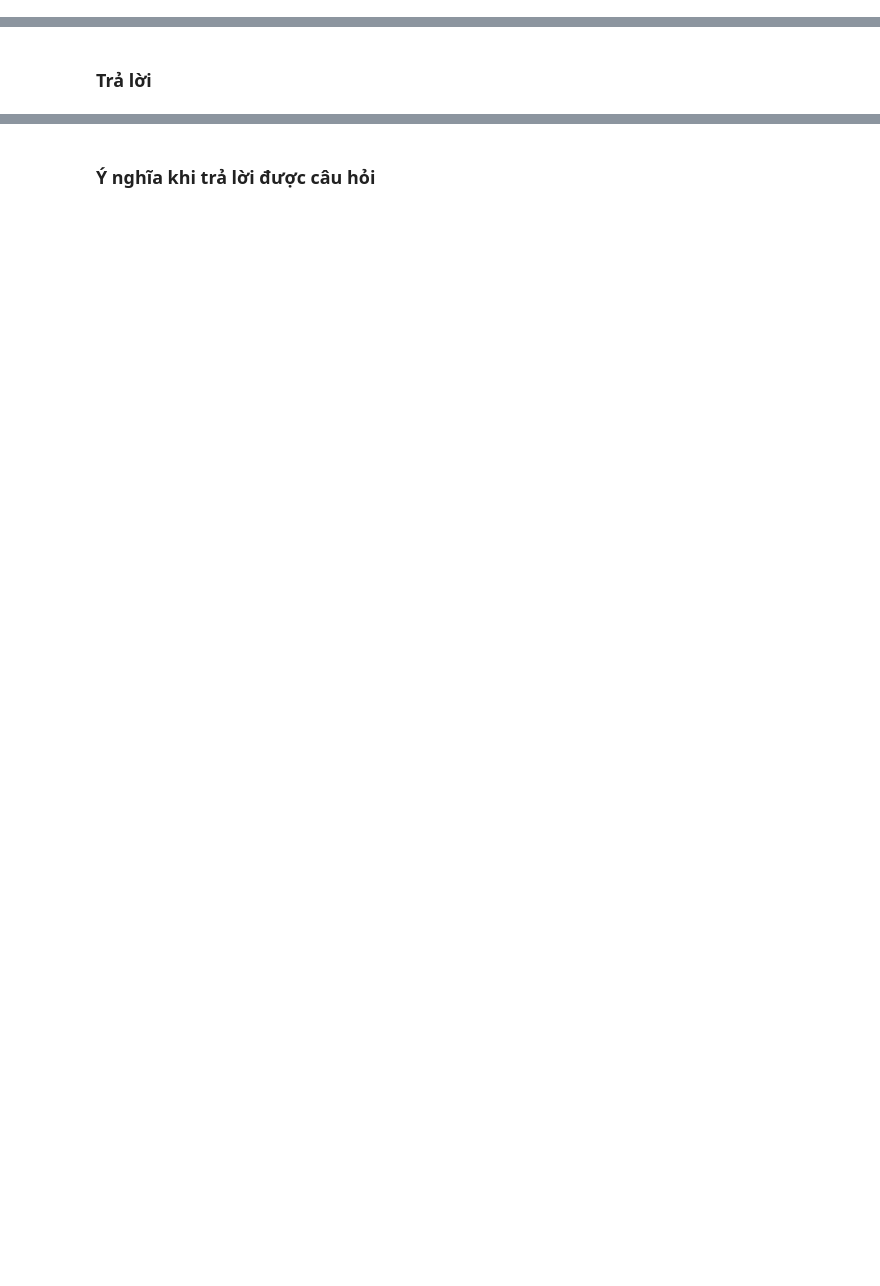
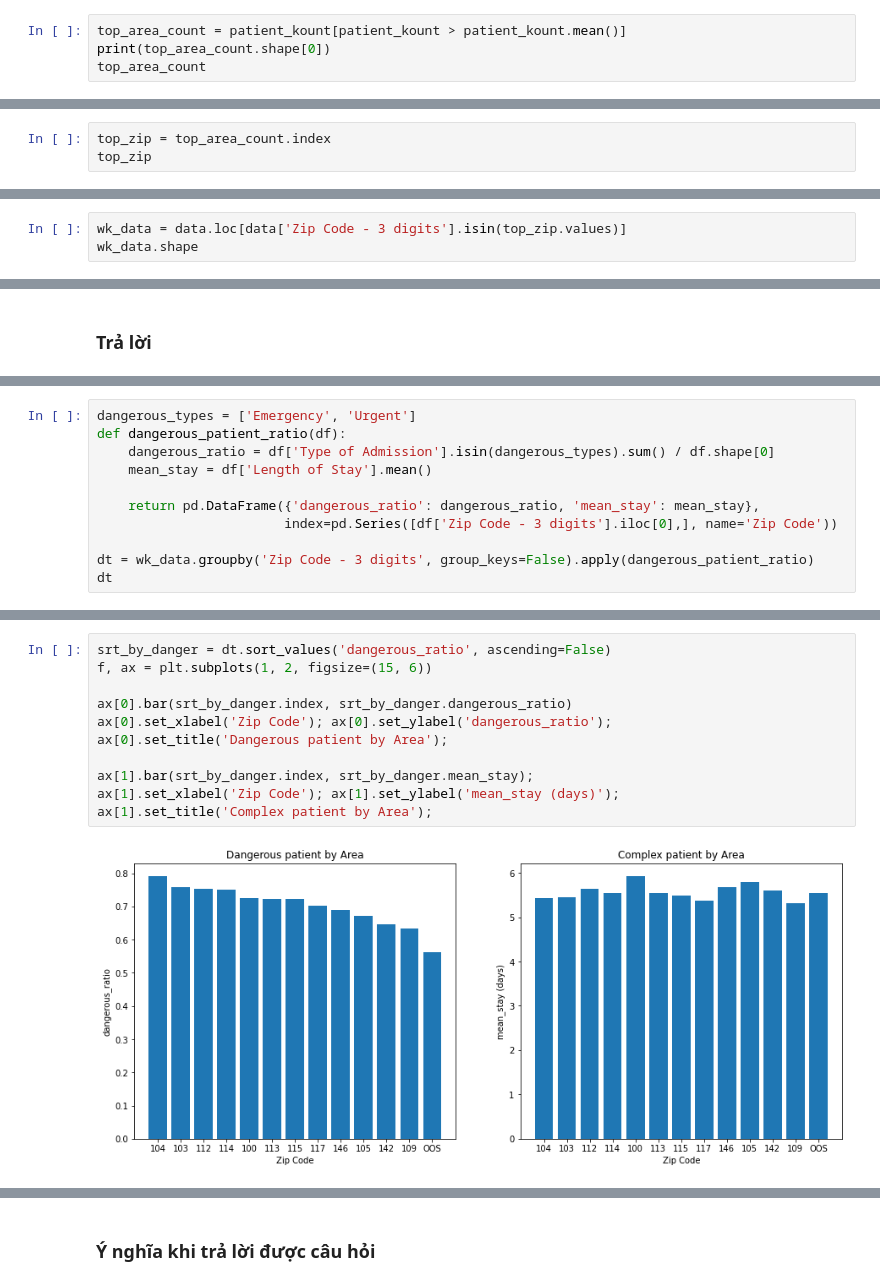
Before and after one commit to viplazylmht/P4DS_final, a Jupyter notebook: P4DS_Final.ipynb, the cells around one changed output, grey strips where cells are left out. Saved outputs shown, nothing was run; the diff lists cells and outputs as text; blank space fills up the shorter version.

```diff
--- a/P4DS_Final.ipynb
+++ b/P4DS_Final.ipynb
@@ -430,0 +459,4 @@ Khi trả lời được câu hỏi này, ta có thể đưa ra được một v
+# %%
+top_area_count = patient_kount[patient_kount > patient_kount.mean()]
+print(top_area_count.shape[0])
+top_area_count
@@ -430,0 +480,3 @@ Khi trả lời được câu hỏi này, ta có thể đưa ra được một v
+# %%
+top_zip = top_area_count.index
+top_zip
@@ -430,0 +487,3 @@ Khi trả lời được câu hỏi này, ta có thể đưa ra được một v
+# %%
+wk_data = data.loc[data['Zip Code - 3 digits'].isin(top_zip.values)]
+wk_data.shape
@@ -432,0 +504,11 @@ Khi trả lời được câu hỏi này, ta có thể đưa ra được một v
+# %%
+dangerous_types = ['Emergency', 'Urgent']
+def dangerous_patient_ratio(df):
+    dangerous_ratio = df['Type of Admission'].isin(dangerous_types).sum() / df.shape[0]
+    mean_stay = df['Length of Stay'].mean()
+
+    return pd.DataFrame({'dangerous_ratio': dangerous_ratio, 'mean_stay': mean_stay},
+                        index=pd.Series([df['Zip Code - 3 digits'].iloc[0],], name='Zip Code'))
+
+dt = wk_data.groupby('Zip Code - 3 digits', group_keys=False).apply(dangerous_patient_ratio)
+dt
@@ -432,0 +531,13 @@ Khi trả lời được câu hỏi này, ta có thể đưa ra được một v
+# %%
+srt_by_danger = dt.sort_values('dangerous_ratio', ascending=False)
+f, ax = plt.subplots(1, 2, figsize=(15, 6))
+
+ax[0].bar(srt_by_danger.index, srt_by_danger.dangerous_ratio)
+ax[0].set_xlabel('Zip Code'); ax[0].set_ylabel('dangerous_ratio');
+ax[0].set_title('Dangerous patient by Area');
+
+ax[1].bar(srt_by_danger.index, srt_by_danger.mean_stay);
+ax[1].set_xlabel('Zip Code'); ax[1].set_ylabel('mean_stay (days)');
+ax[1].set_title('Complex patient by Area');
+# %% [output]
+[figure, added]
```
Also changed, not shown: parts of 12 cells of this notebook.
